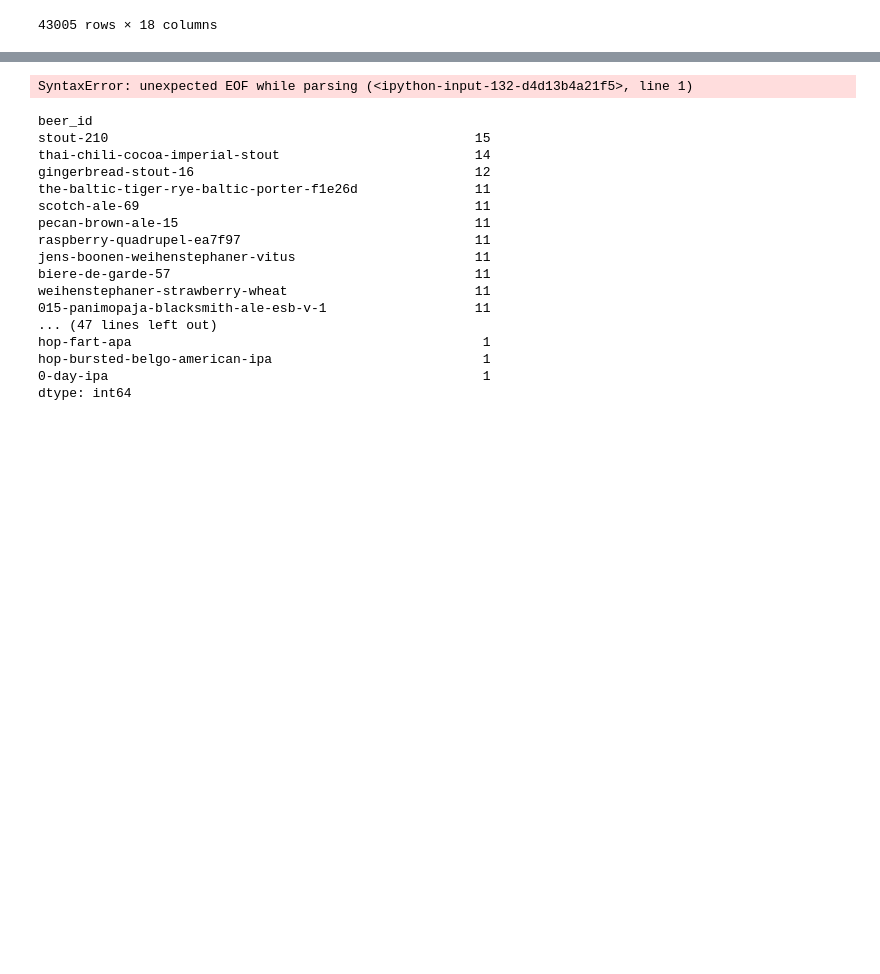
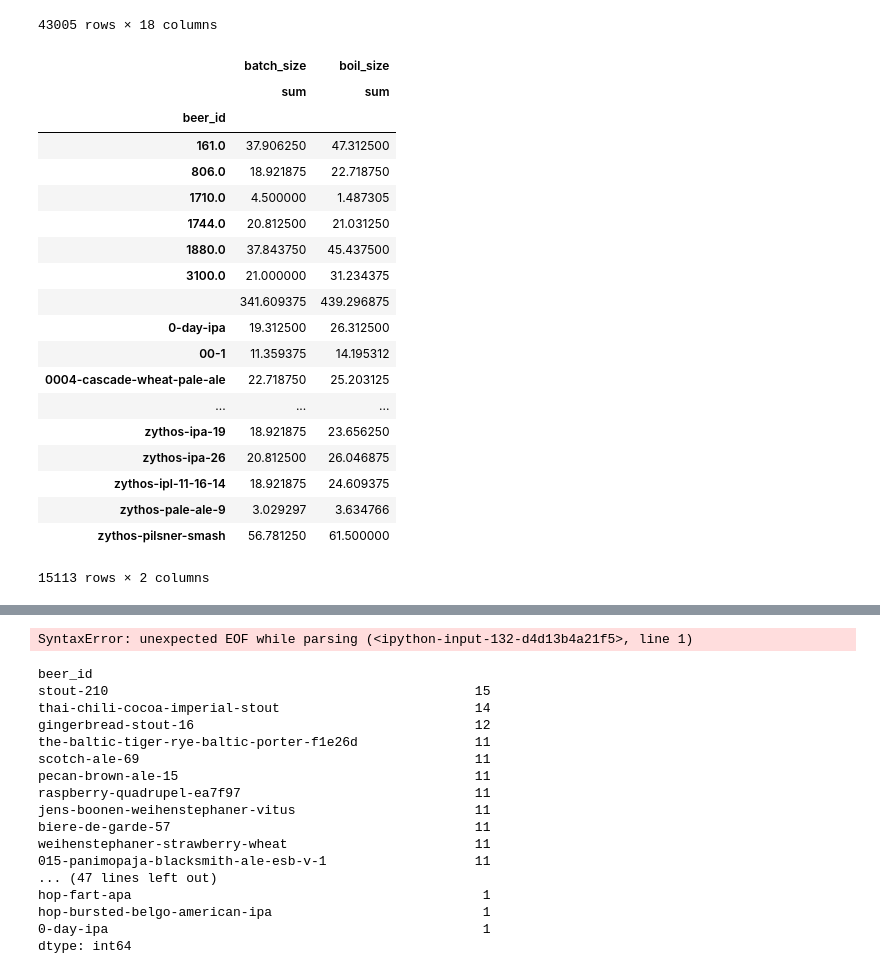
Before and after one commit to UlysseH/databeer, a Jupyter notebook: brewtoad/csv/brewtoad_first_stats.ipynb, the cells around one changed output, grey strips where cells are left out. Drawn from its saved outputs; the diff is of its cells as text; code cells hidden in the pictures; blank space fills up the shorter version.

```diff
--- a/brewtoad/csv/brewtoad_first_stats.ipynb
+++ b/brewtoad/csv/brewtoad_first_stats.ipynb
@@ -75,3 +96,26 @@ fermentables_grouped = fermentables.groupby('beer_id')
 hops_grouped = hops.groupby('beer_id')
 yeasts_grouped = yeasts.groupby('beer_id')
+# %%
+recipe_grouped
+# %% [output]
+|  | batch_size | boil_size |
+|  | sum | sum |
+| beer_id |  |  |
+| 161.0 | 37.906250 | 47.312500 |
+| 806.0 | 18.921875 | 22.718750 |
+| 1710.0 | 4.500000 | 1.487305 |
+| 1744.0 | 20.812500 | 21.031250 |
+| 1880.0 | 37.843750 | 45.437500 |
+| 3100.0 | 21.000000 | 31.234375 |
+|  | 341.609375 | 439.296875 |
+| 0-day-ipa | 19.312500 | 26.312500 |
+| 00-1 | 11.359375 | 14.195312 |
+| 0004-cascade-wheat-pale-ale | 22.718750 | 25.203125 |
+| ... | ... | ... |
+| zythos-ipa-19 | 18.921875 | 23.656250 |
+| zythos-ipa-26 | 20.812500 | 26.046875 |
+| zythos-ipl-11-16-14 | 18.921875 | 24.609375 |
+| zythos-pale-ale-9 | 3.029297 | 3.634766 |
+| zythos-pilsner-smash | 56.781250 | 61.500000 |
+15113 rows × 2 columns
 # %%
```
Also changed, not shown: parts of 5 cells of this notebook.
